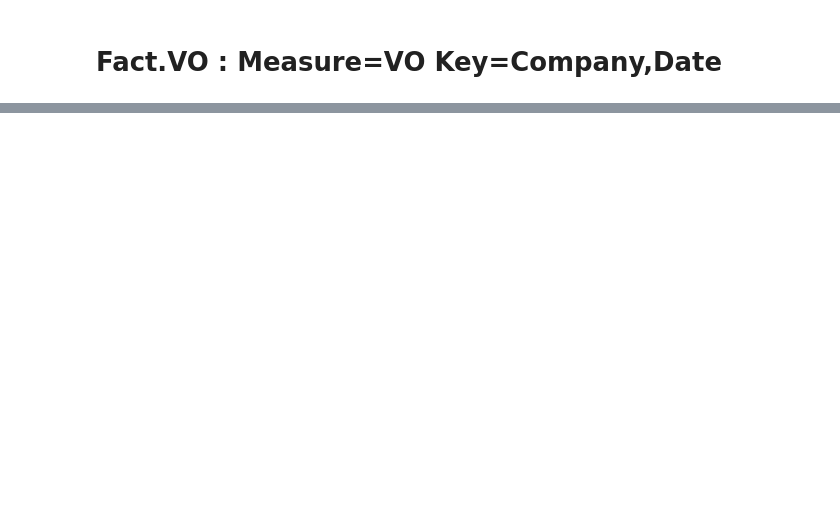
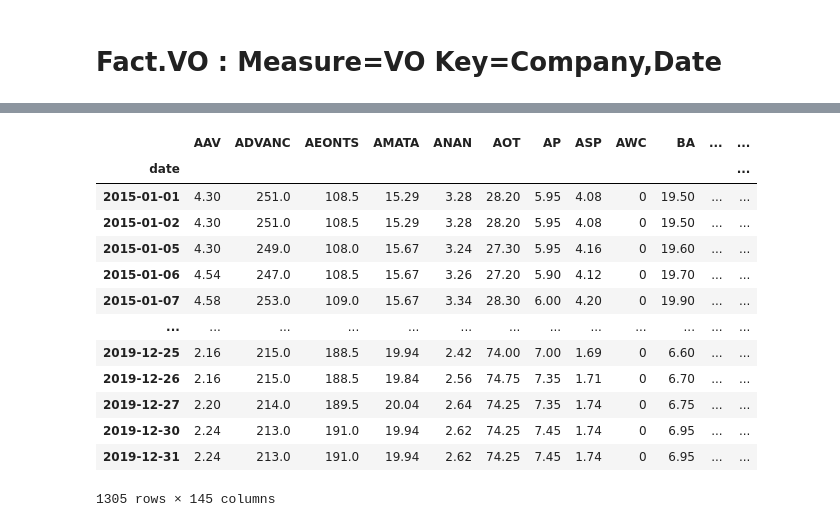
Before and after one commit to chayapan/thesis, a Jupyter notebook: 1.0 Data Acquisition/Report_ResearchData.ipynb, the cells around one changed output, grey strips where cells are left out. Saved outputs shown, nothing was run; the diff lists cells and outputs as text; code cells hidden in the pictures; blank space fills up the shorter version.

```diff
--- a/1.0 Data Acquisition/Report_ResearchData.ipynb
+++ b/1.0 Data Acquisition/Report_ResearchData.ipynb
@@ -169,3 +167,6 @@ ax.tick_params(axis='y', which='major', labelsize=10)
 ax.tick_params(axis='y', which='minor', labelsize=8)
 plt.xlabel('Observations Count (Closing Price)')
 plt.title("SET100 Stocks: Closing price observations during 2015-2019")
+# %%
+from dataset import get_dataset_db
+dataset_db=get_dataset_db()
@@ -171,0 +544,26 @@ plt.title("SET100 Stocks: Closing price observations during 2015-2019")
+# %%
+symbols = list(df_symbols['symbol'].values)
+series = []
+for s in symbols:
+    p = get_stock_price(s)
+    if len(p) > 100: # CHECK
+        series.append(p)
+
+
+df2 = pd.concat(series, axis=1) # Make data frame with each stock a column
+df2
+# %% [output]
+|  | AAV | ADVANC | AEONTS | AMATA | ANAN | AOT | AP | ASP | AWC | BA | ... | ... |
+| date |  |  |  |  |  |  |  |  |  |  |  | ... |
+| 2015-01-01 | 4.30 | 251.0 | 108.5 | 15.29 | 3.28 | 28.20 | 5.95 | 4.08 | 0 | 19.50 | ... | ... |
+| 2015-01-02 | 4.30 | 251.0 | 108.5 | 15.29 | 3.28 | 28.20 | 5.95 | 4.08 | 0 | 19.50 | ... | ... |
+| 2015-01-05 | 4.30 | 249.0 | 108.0 | 15.67 | 3.24 | 27.30 | 5.95 | 4.16 | 0 | 19.60 | ... | ... |
+| 2015-01-06 | 4.54 | 247.0 | 108.5 | 15.67 | 3.26 | 27.20 | 5.90 | 4.12 | 0 | 19.70 | ... | ... |
+| 2015-01-07 | 4.58 | 253.0 | 109.0 | 15.67 | 3.34 | 28.30 | 6.00 | 4.20 | 0 | 19.90 | ... | ... |
+| ... | ... | ... | ... | ... | ... | ... | ... | ... | ... | ... | ... | ... |
+| 2019-12-25 | 2.16 | 215.0 | 188.5 | 19.94 | 2.42 | 74.00 | 7.00 | 1.69 | 0 | 6.60 | ... | ... |
+| 2019-12-26 | 2.16 | 215.0 | 188.5 | 19.84 | 2.56 | 74.75 | 7.35 | 1.71 | 0 | 6.70 | ... | ... |
+| 2019-12-27 | 2.20 | 214.0 | 189.5 | 20.04 | 2.64 | 74.25 | 7.35 | 1.74 | 0 | 6.75 | ... | ... |
+| 2019-12-30 | 2.24 | 213.0 | 191.0 | 19.94 | 2.62 | 74.25 | 7.45 | 1.74 | 0 | 6.95 | ... | ... |
+| 2019-12-31 | 2.24 | 213.0 | 191.0 | 19.94 | 2.62 | 74.25 | 7.45 | 1.74 | 0 | 6.95 | ... | ... |
+1305 rows × 145 columns
```
Also changed, not shown: parts of 37 cells of this notebook, 4 other files.
